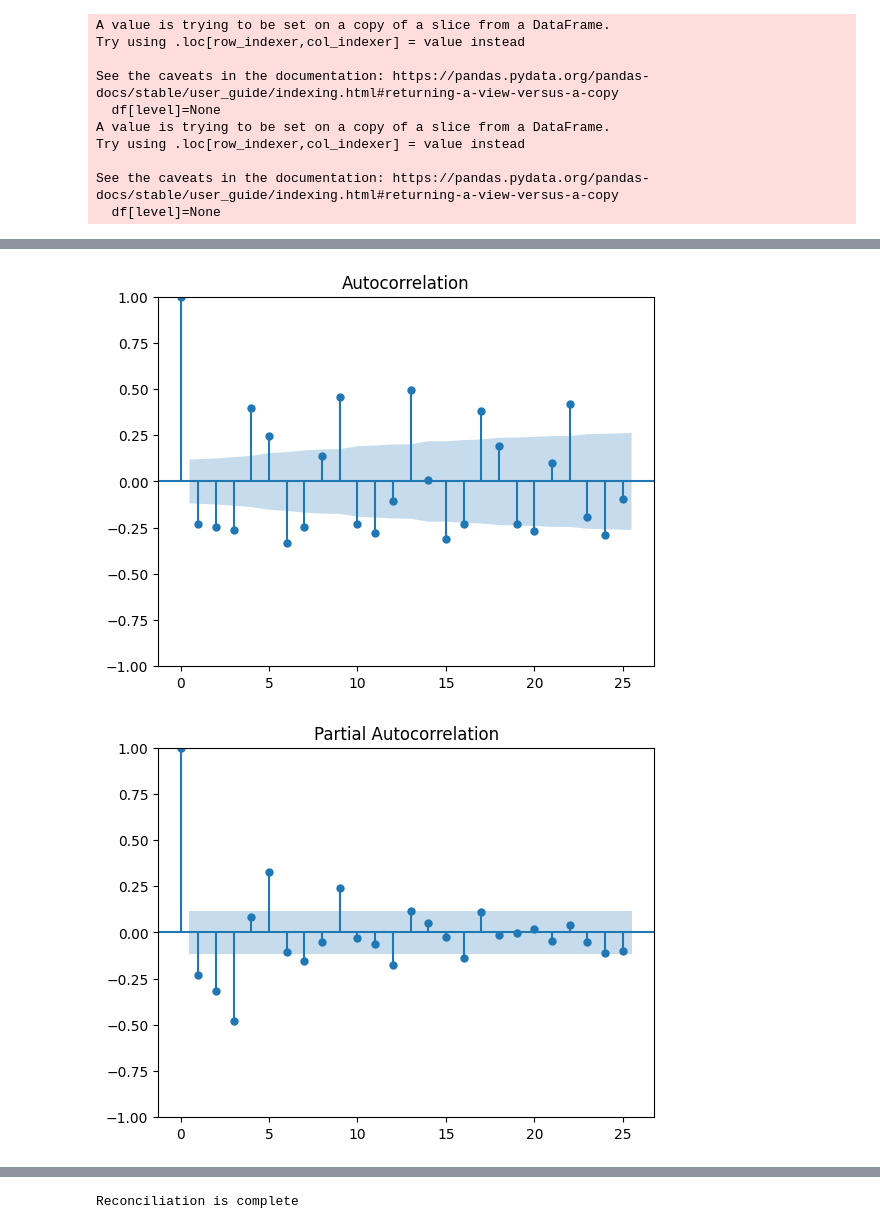
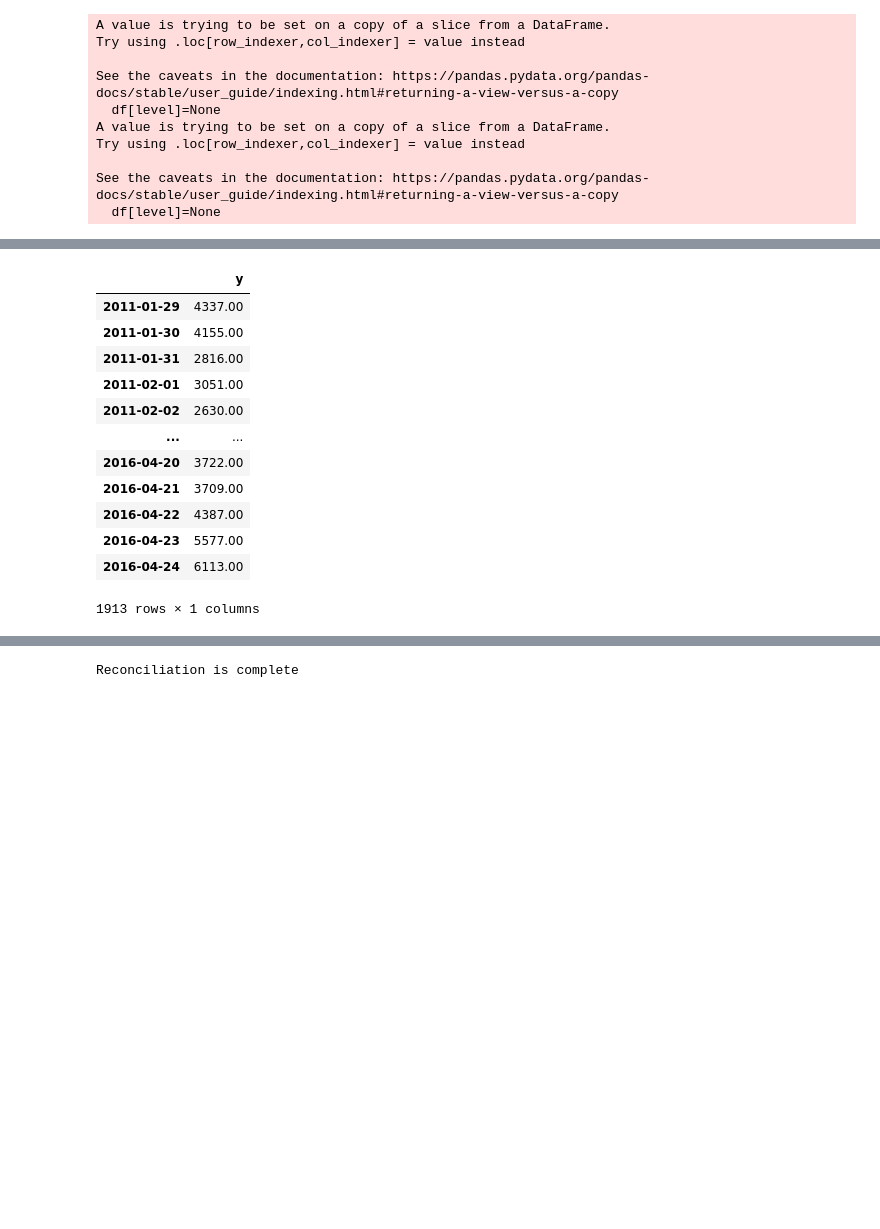
Before and after one commit to skoMarat/Hierarchical-Forecasting, a Jupyter notebook: temporal_notebook.ipynb, the cells around one changed output, grey strips where cells are left out. Saved outputs shown, nothing was run; the diff lists cells and outputs as text; code cells hidden in the pictures; blank space fills up the shorter version.

```diff
--- a/temporal_notebook.ipynb
+++ b/temporal_notebook.ipynb
@@ -57,10 +57,11 @@ See the caveats in the documentation: https://pandas.pydata.org/pandas-docs/stab
   df[level]=None
 # %%
 leaf=4
-srData=pd.Series(data=tree.mY[leaf], index=tree.date_time_index)
-srData=srData.resample('W').sum()
-plt.plot(srData)
-plot_acf(srData)
-plot_pacf(srData)
-plt.show()
+dfData=pd.DataFrame(data=tree.mY[leaf], index=tree.date_time_index , columns=['y'])
+dfData=dfData.resample('W').sum()
+# plt.plot(srData)
+# plot_acf(srData)
+# plot_pacf(srData)
+# plt.show()
+dfData
 # %% [output]
@@ -68,3 +68,14 @@ plt.show()
-[figure, removed]
-[figure, removed]
+|  | y |
+| 2011-01-29 | 4337.00 |
+| 2011-01-30 | 4155.00 |
+| 2011-01-31 | 2816.00 |
+| 2011-02-01 | 3051.00 |
+| 2011-02-02 | 2630.00 |
+| ... | ... |
+| 2016-04-20 | 3722.00 |
+| 2016-04-21 | 3709.00 |
+| 2016-04-22 | 4387.00 |
+| 2016-04-23 | 5577.00 |
+| 2016-04-24 | 6113.00 |
+1913 rows × 1 columns
 # %%
```
Also changed, not shown: parts of 6 cells of this notebook, 5 other files.
